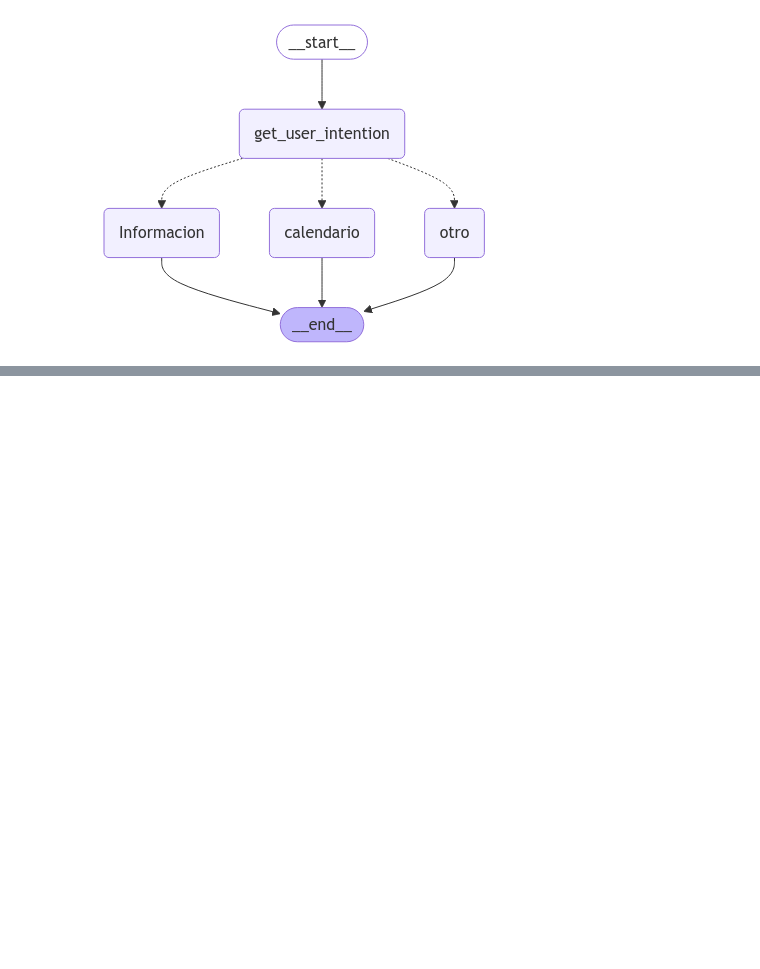
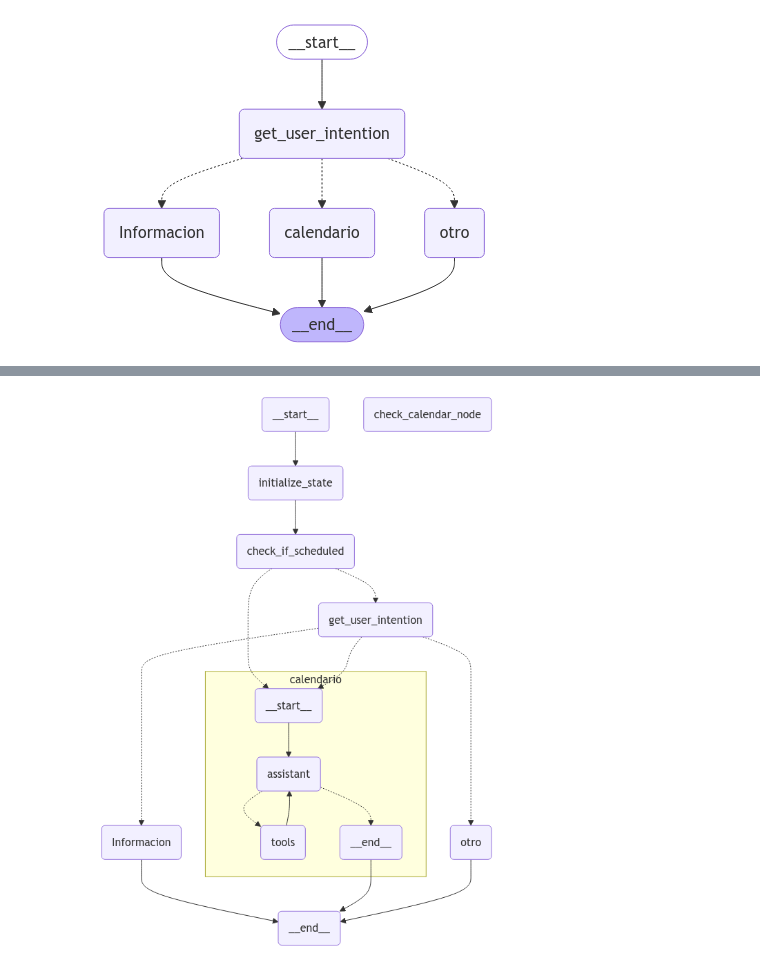
Before and after one commit to Jaraiz91/Llm_apps_bootcamp, a Jupyter notebook: RAG/rag_pharma/pharma.ipynb, the cells around one changed output, grey strips where cells are left out. Cells and saved outputs as stored; diff of their text form; code cells hidden in the pictures; blank space fills up the shorter version.

```diff
--- a/RAG/rag_pharma/pharma.ipynb
+++ b/RAG/rag_pharma/pharma.ipynb
@@ -37,6 +37,8 @@ llm = ChatOpenAI(model="gpt-3.5-turbo")
 
 class ChatBotState(MessagesState):
     Intention : str
+    on_calendar_node : bool = False
+    n_otro : int = 0
 
 class Intention(BaseModel):
     intention : Literal["Informacion", "calendario", "otro"] = Field(description="La intención que se saca del mensaje que da el usuario humano. Se tiene que clasificar entre información o calendario")
@@ -106,0 +227,96 @@ Aquí
+# %%
+class Intention(BaseModel):
+    intention : Literal["Informacion", "calendario", "otro"] = Field(description="La intención que se saca del mensaje que da el usuario humano. Se tiene que clasificar entre información o calendario")
+
+INTENTION_MESSAGE = "Eres un asistente en de una farmacia y tu objetivo es ayudar a los clientes a despejar sus dudas. Entre tus funciones está resolver dudas relacionadas con el tema, así como gestionar citas para una reunión en persona con uno de nuestros farmaceúticos. Para poder ayudar mejor, tu tarea va a ser clasificar la intención del usuario entre las \
+siguientes opciones : \
+   1. Información -> en caso de que necesite saber u obtener consejo sobre la farmacia. Por ejemplo: el usuario quiere saber que dias hacemos guardias \
+   2. Calendario: El usuario quiere agendar una cita \
+   3. Otro: Esta hablando sobre un tema que no está relacionada con la farmacia."
+
+class IsScheduled(BaseModel):
+    schedule: bool = Field(description="Verdader si ya se ha realizado la reserva de la cita. En caso contrario  Falso",default=False)
+
+class ChatBotState(MessagesState):
+    Intention : str
+    on_calendar_node : bool = Field(default=False, description="Indica si se está en el nodo de calendario.")
+    n_otro: int = Field(default=0, description="Contador para otros temas no relacionados.")
+
+
+
+def initialize_state(state:ChatBotState):
+    n_messages = len(state['messages'])
+    if n_messages < 2:
+        print('here')
+        return {"n_otro":0, "on_calendar_node":False}
+    return
+
+def check_if_scheduled(state:ChatBotState):
+    sys_msg = "Identifica en la conversación si se ha realizado una reserva"
+    llm_with_structured_output = llm.with_structured_output(IsScheduled)
+    response = llm_with_structured_output.invoke([SystemMessage(content=sys_msg)] + state['messages'])
+    if response.schedule:
+        print('there´s response')
+        return {'on_calendar_node':False}
+    return
+
+
+
+def get_user_intention(state: ChatBotState):
+    llm_with_structured_output = llm.with_structured_output(Intention)
+    response = llm_with_structured_output.invoke([AIMessage(INTENTION_MESSAGE)] + state['messages'])
+    return {'messages':AIMessage(response.intention),'intention': response.intention}
+
+def router(state: ChatBotState):
+    intent = state['intention']
+    if intent=="calendario":
+        state["on_calendar_node"] = True
+    elif intent=="otro":
+        state['n_otro'] += 1
+    return intent
+
+def check_calendar_node(state: ChatBotState):
+    if state["on_calendar_node"]:
+        return "calendario"
+    else:
+       return "get_user_intention"
+
+def get_user_intention(state: ChatBotState):
+    llm_with_structured_output = llm.with_structured_output(Intention)
+    response = llm_with_structured_output.invoke([AIMessage(INTENTION_MESSAGE)] + state['messages'])
+    return {'messages':AIMessage(response.intention),'intention': response.intention}
+
+
+def node_otro(state: ChatBotState):
+    if state['n_otro'] < 3:
+        new_otro= state['n_otro'] + 1
+        return {"messages":AIMessage("Lo siento no estoy para responder sobre temas que no están relacionados con la farmacia. ¿Le puedo ayudar en algo más?"), 'n_otro':new_otro}
+    else:
+        return {"messages":AIMessage(content="Adios!")}
+
+def node_info(state: ChatBotState):
+    return {"messages": "comprobando informacion"}
+
+builder = StateGraph(ChatBotState)
+builder.add_node("initialize_state", initialize_state)
+builder.add_node("check_if_scheduled", check_if_scheduled)
+builder.add_node("check_calendar_node", check_calendar_node)
+builder.add_node("get_user_intention", get_user_intention)
+builder.add_node("calendario", calendar_graph)
+builder.add_node("Informacion", node_info)
+builder.add_node("otro", node_otro)
+
+builder.add_edge(START, "initialize_state")
+builder.add_edge("initialize_state", "check_if_scheduled")
+builder.add_conditional_edges("check_if_scheduled", check_calendar_node, ["calendario", "get_user_intention"])
+builder.add_conditional_edges("get_user_intention", router, ["calendario", "otro", "Informacion"])
+builder.add_edge("calendario", END)
+builder.add_edge("otro", END)
+builder.add_edge("Informacion", END)
+
+memory = MemorySaver()
+graph = builder.compile(checkpointer=memory)
+
+display(Image(graph.get_graph(xray=1).draw_mermaid_png()))
+# %% [output]
+[figure, added]
```
Also changed, not shown: parts of 8 cells of this notebook, 1 other file.
